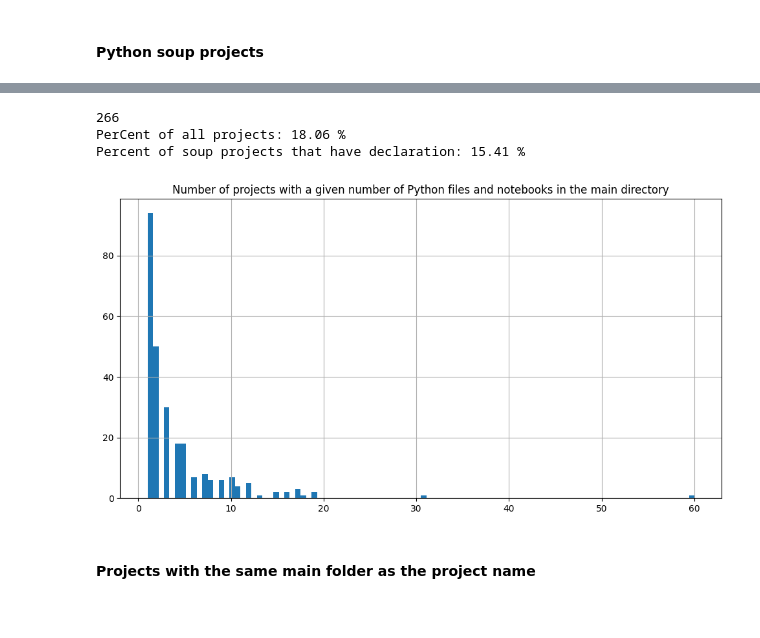
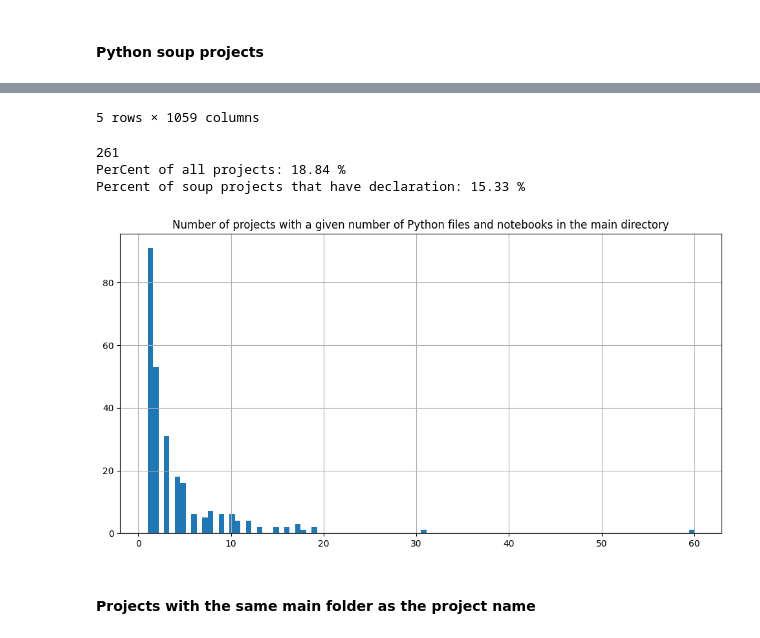
Before and after one commit to tweag/FawltyDeps-analysis, a Jupyter notebook: notebooks/analysis_0.13.1.1.ipynb, the cells around one changed output, grey strips where cells are left out. Cells and saved outputs as stored; diff of their text form; code cells hidden in the pictures.

Commit message:
Investigate the condition to distinguish between Python and non-Python projects

```diff
--- a/notebooks/analysis_0.13.1.1.ipynb
+++ b/notebooks/analysis_0.13.1.1.ipynb
@@ -12,7 +11,7 @@ from fd_analysis.prepare import filter_corrupt_files
 # %%
 # import Biomedical's data
 
-paths = "../data/biomedical_0.13.1.1/"
+paths = "../data/results_biomed_20240423"
 
 data_biomed, corrupt_biomed = filter_corrupt_files([Path(paths) / file for file in os.listdir(paths)])
 
@@ -41,14 +39,0 @@ data_biomed["markerGeneProfile.json"]
-# %%
-codedirs = defaultdict(dict)
-for k, d in data_biomed.items():
-    if d["code_dirs"]:
-        for folder, source_type_dict in d["code_dirs"].items():
-            if folder.lower() == d["metadata"]["project_name"].lower():
-                codedirs[d["metadata"]["project_name"]] |= {("PROJECT_NAME", "py"): source_type_dict["py"], ("PROJECT_NAME","ipynb"): source_type_dict["ipynb"]}
-            else:
-                codedirs[d["metadata"]["project_name"]] |= {(folder, "py"): source_type_dict["py"], (folder,"ipynb"): source_type_dict["ipynb"]}
-
-df_codedirs = pd.DataFrame.from_dict(codedirs, orient="index")
-
-python_projects = set(df_codedirs.index)
-print("Number of Python projects: ", len(python_projects))
@@ -57,8 +39,0 @@ Number of Python projects:  1473
-# %%
-depsfiles = defaultdict(list)
-for d in data_biomed.values():
-    if d["metadata"]["project_name"] in python_projects:
-        if d["deps_file"]:
-            depsfiles[d["metadata"]["project_name"]] = d["deps_file"]
-
-depsfiles["4Dsurvival"]
@@ -275,6 +233,7 @@ None
 cond_soup = ((codedirs_ipynb['.'] > 0) | (codedirs_py['.'] > 0)) & \
              (codedirs_py.drop('.', axis=1).sum(axis=1) == 0) & (codedirs_ipynb.drop('.', axis=1).sum(axis=1) == 0)
 soup_projects = (codedirs_py + codedirs_ipynb)[cond_soup].dropna(axis=1, how='all').sort_values(by='.', ascending=False)
+display(codedirs_py.head())
 soup_projects.hist(bins=100, figsize=(12, 6))
 plt.title("Number of projects with a given number of Python files and notebooks in the main directory")
 soup_projects_index = soup_projects.index
@@ -287,7 +252,8 @@ print(f"Percent of soup projects that have declaration: {round(sum(deps_declarat
-266
-PerCent of all projects: 18.06 %
-Percent of soup projects that have declaration: 15.41 %
+5 rows × 1059 columns
+261
+PerCent of all projects: 18.84 %
+Percent of soup projects that have declaration: 15.33 %
-[figure, old version]
+[figure, new version]
 # %%
 index_soup_2 = soup_projects[soup_projects["."] <=2].index
 # %% [markdown]
```
Also changed, not shown: parts of 21 cells of this notebook, 3 other files.
